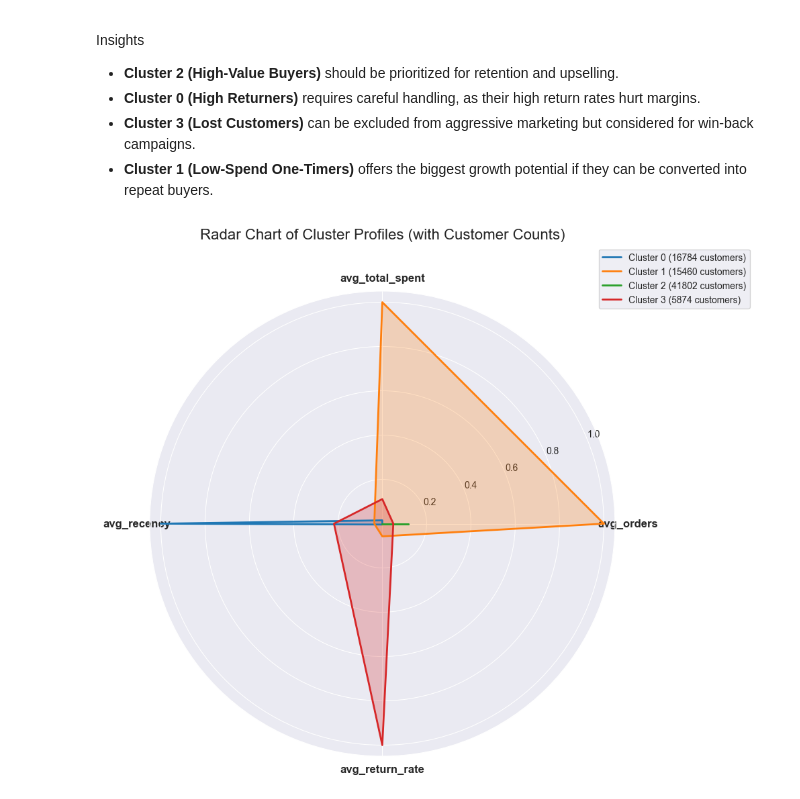
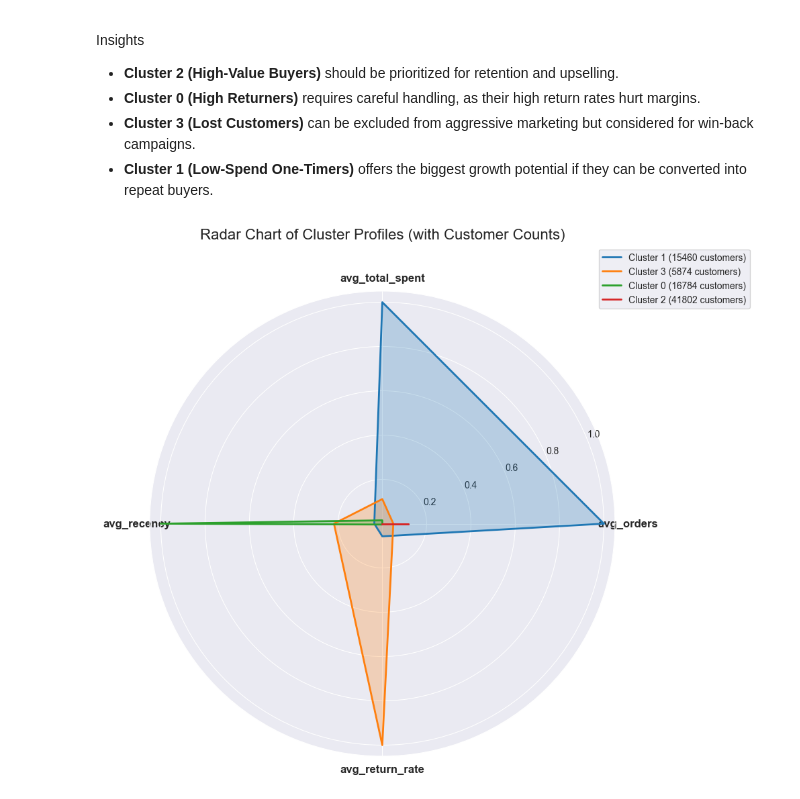
Before and after one commit to JuliusFemi/Capstone_project, a Jupyter notebook: code.ipynb, the cells around one changed output. Drawn from its saved outputs; the diff is of its cells as text; code cells hidden in the pictures.

```diff
--- a/code.ipynb
+++ b/code.ipynb
@@ -2628,39 +2634,39 @@ Insights
 # Radar chart
 
 # Normalize for radar chart
-heatmap_data_norm = (cluster_summary[['avg_orders','avg_total_spent','avg_recency','avg_return_rate']] -
-                     cluster_summary[['avg_orders','avg_total_spent','avg_recency','avg_return_rate']].min()) / \
-                    (cluster_summary[['avg_orders','avg_total_spent','avg_recency','avg_return_rate']].max() -
-                     cluster_summary[['avg_orders','avg_total_spent','avg_recency','avg_return_rate']].min())
+heatmap_data_norm = (cluster_profiles[['avg_orders','avg_total_spent','avg_recency','avg_return_rate']] -
+                     cluster_profiles[['avg_orders','avg_total_spent','avg_recency','avg_return_rate']].min()) / \
+                    (cluster_profiles[['avg_orders','avg_total_spent','avg_recency','avg_return_rate']].max() -
+                     cluster_profiles[['avg_orders','avg_total_spent','avg_recency','avg_return_rate']].min())
 
 # Radar chart
 features = heatmap_data_norm.columns.tolist()
 num_vars = len(features)
 angles = np.linspace(0, 2 * np.pi, num_vars, endpoint=False).tolist()
 angles += angles[:1]
 
 fig, ax = plt.subplots(figsize=(9, 9), subplot_kw=dict(polar=True))
 colors = ['#1f77b4', '#ff7f0e', '#2ca02c', '#d62728']
 
 for idx, cluster in enumerate(heatmap_data_norm.index):
     values = heatmap_data_norm.loc[cluster].tolist()
     values += values[:1]
     ax.plot(angles, values, color=colors[idx], linewidth=2,
-            label=f'Cluster {cluster} ({cluster_summary.loc[cluster,"customer_count"]} customers)')
+            label=f'Cluster {cluster} ({cluster_profiles.loc[cluster,"customer_count"]} customers)')
     ax.fill(angles, values, color=colors[idx], alpha=0.25)
 
 # Labels
 ax.set_xticks(angles[:-1])
 ax.set_xticklabels(features, fontsize=12, fontweight='bold')
 ax.set_yticks([0.2,0.4,0.6,0.8,1.0])
 ax.set_yticklabels(['0.2','0.4','0.6','0.8','1.0'], fontsize=10)
 
 plt.title("Radar Chart of Cluster Profiles (with Customer Counts)", size=16, y=1.1)
 plt.legend(loc='upper right', bbox_to_anchor=(1.3, 1.1))
 plt.savefig('Graphs/radar_plot.png')
 plt.show()
 # %% [output]
-[figure, old version]
+[figure, new version]
 # %% [markdown]
 #### Radar Chart of Cluster Profiles
 
```
Also changed, not shown: parts of 10 cells of this notebook, 3 other files.
